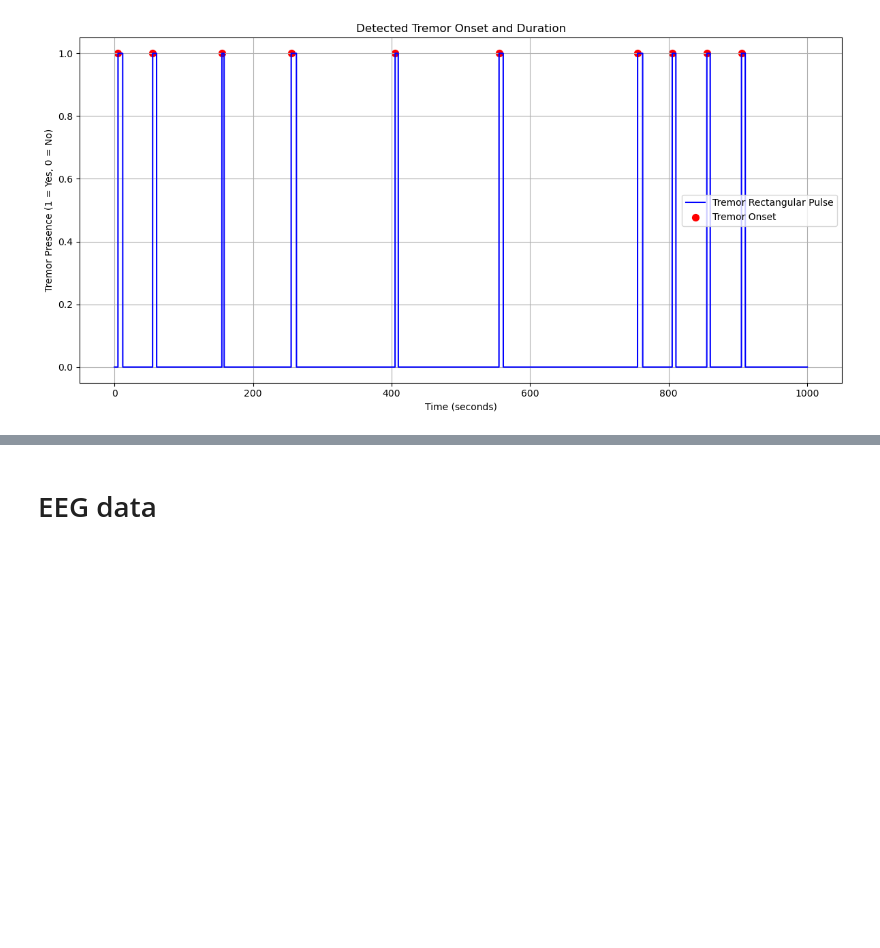
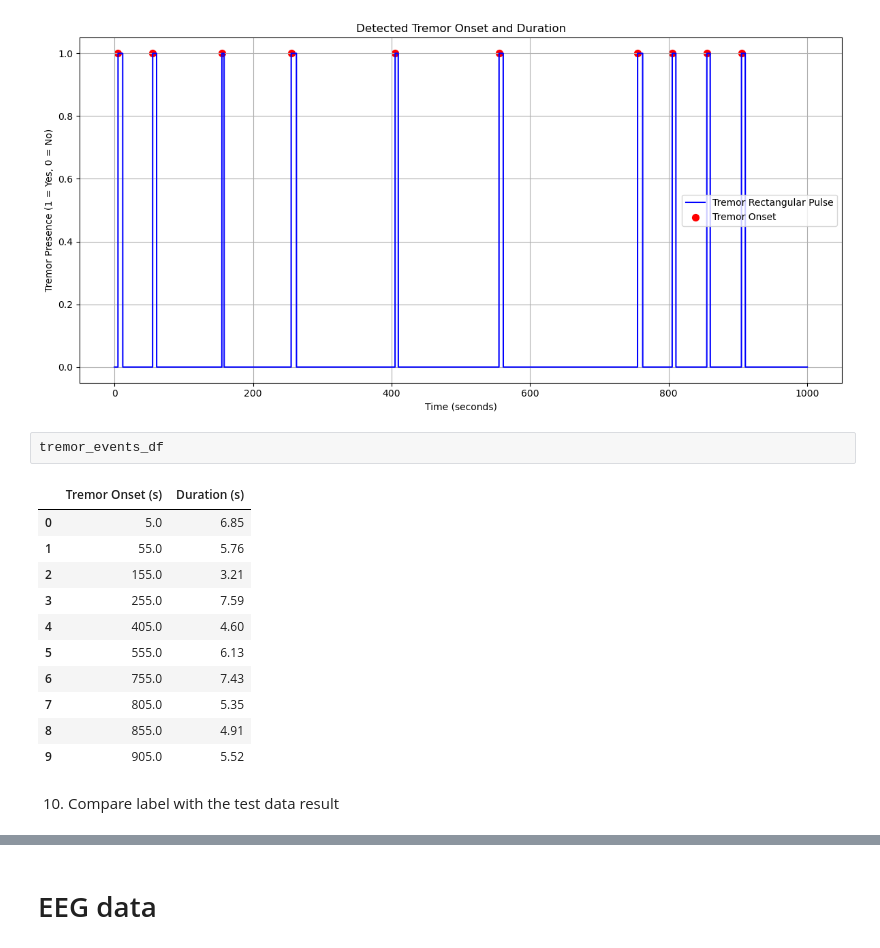
Before and after one commit to pwatana/Neurotech_UofT_2024, a Jupyter notebook: Kaggle_acc_algorithm.ipynb, the cells around one changed output, grey strips where cells are left out. Drawn from its saved outputs; the diff is of its cells as text; blank space fills up the shorter version.

```diff
--- a/Kaggle_acc_algorithm.ipynb
+++ b/Kaggle_acc_algorithm.ipynb
@@ -726,3 +724,19 @@ plt.show()
 tremor_events_df = pd.DataFrame({"Tremor Onset (s)": tremor_onsets, "Duration (s)": tremor_durations})
 # %% [output]
 [figure]
+# %%
+tremor_events_df
+# %% [output]
+|  | Tremor Onset (s) | Duration (s) |
+| 0 | 5.0 | 6.85 |
+| 1 | 55.0 | 5.76 |
+| 2 | 155.0 | 3.21 |
+| 3 | 255.0 | 7.59 |
+| 4 | 405.0 | 4.60 |
+| 5 | 555.0 | 6.13 |
+| 6 | 755.0 | 7.43 |
+| 7 | 805.0 | 5.35 |
+| 8 | 855.0 | 4.91 |
+| 9 | 905.0 | 5.52 |
+# %% [markdown]
+10. Compare label with the test data result
```
Also changed, not shown: parts of 3 cells of this notebook.
